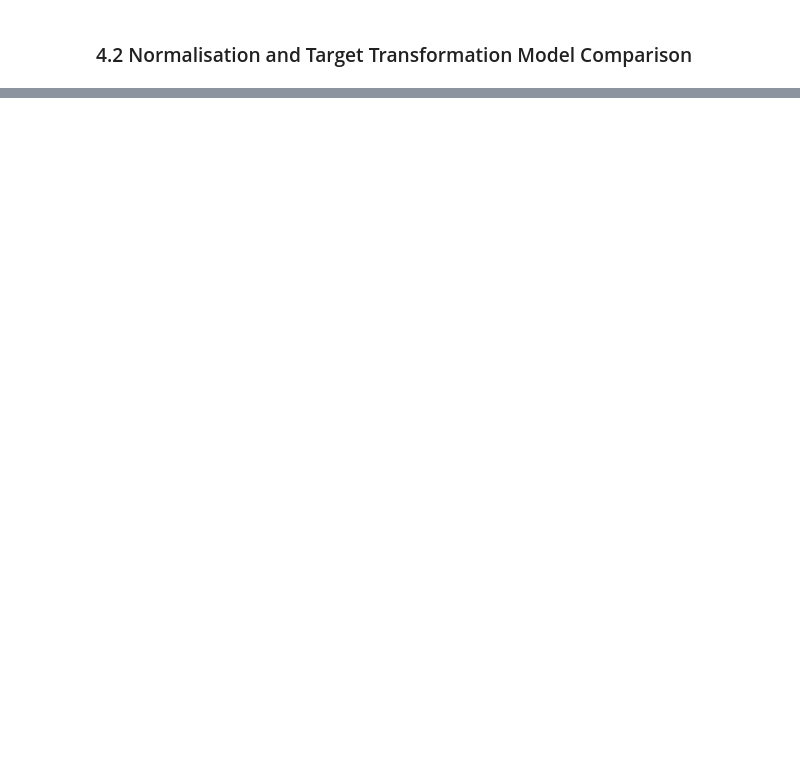
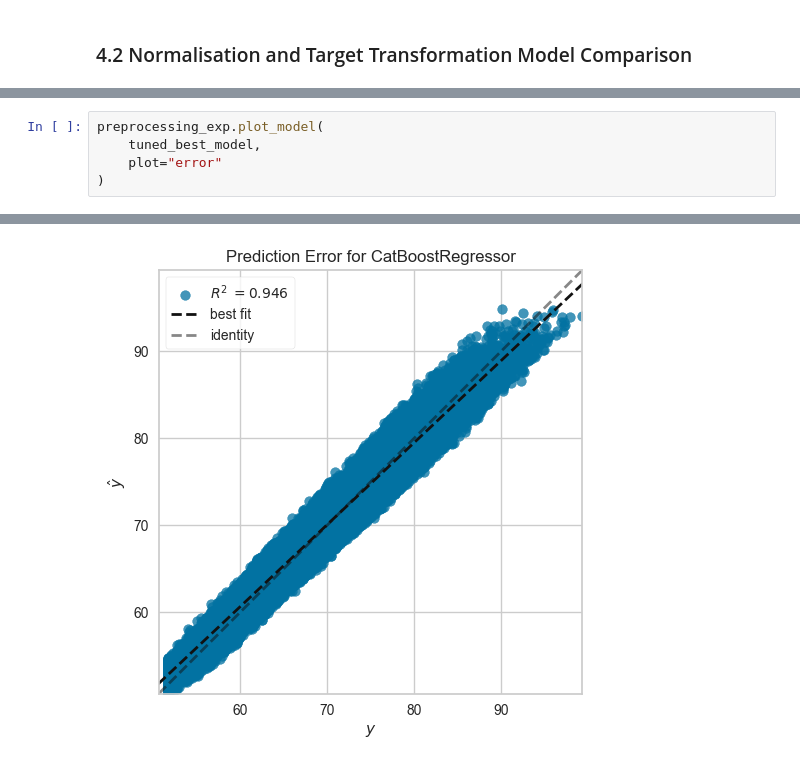
Before and after one commit to 1008tommy/mlops-assignment, a Jupyter notebook: darren/notebooks/modelling.ipynb, the cells around one changed output, grey strips where cells are left out. Saved outputs shown, nothing was run; the diff lists cells and outputs as text; blank space fills up the shorter version.

```diff
--- a/darren/notebooks/modelling.ipynb
+++ b/darren/notebooks/modelling.ipynb
@@ -789,0 +1052,6 @@ tuned_preprocessing_results = preprocessing_exp.pull()
+# %%
+preprocessing_exp.plot_model(
+    tuned_best_model,
+    plot="error"
+)
+# %% [output]
@@ -789,0 +1059 @@ tuned_preprocessing_results = preprocessing_exp.pull()
+[figure, added]
```
Also changed, not shown: parts of 58 cells of this notebook, 3 other files.
